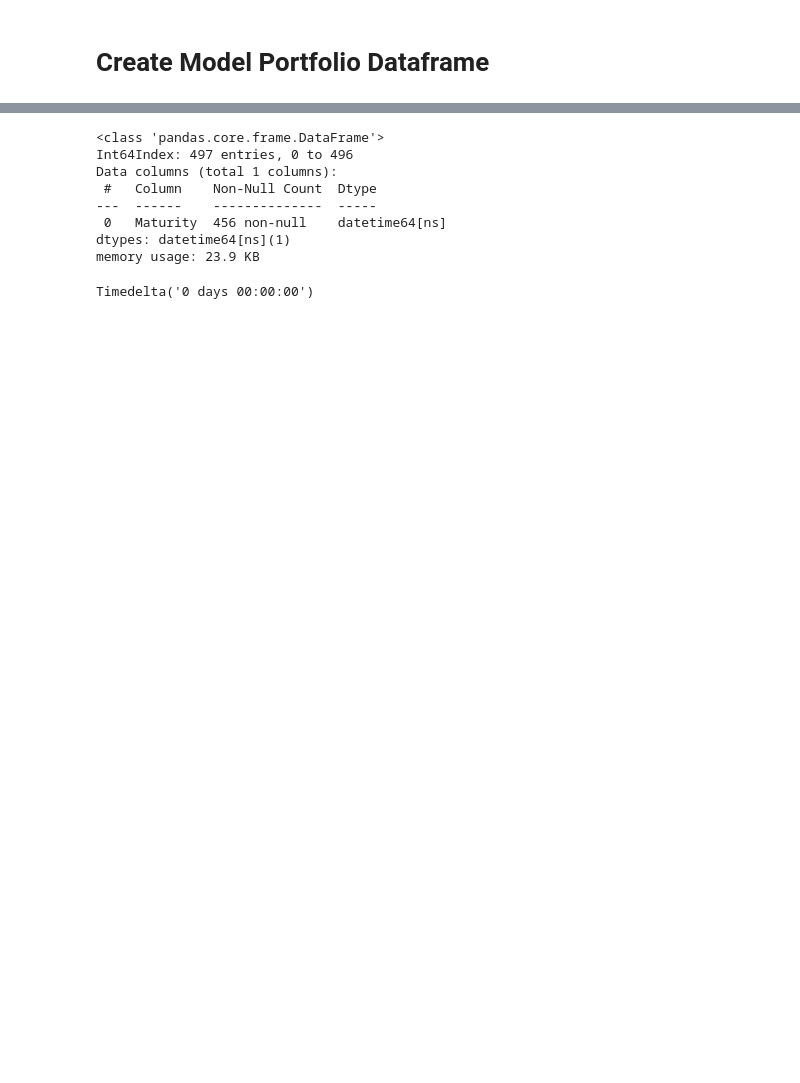
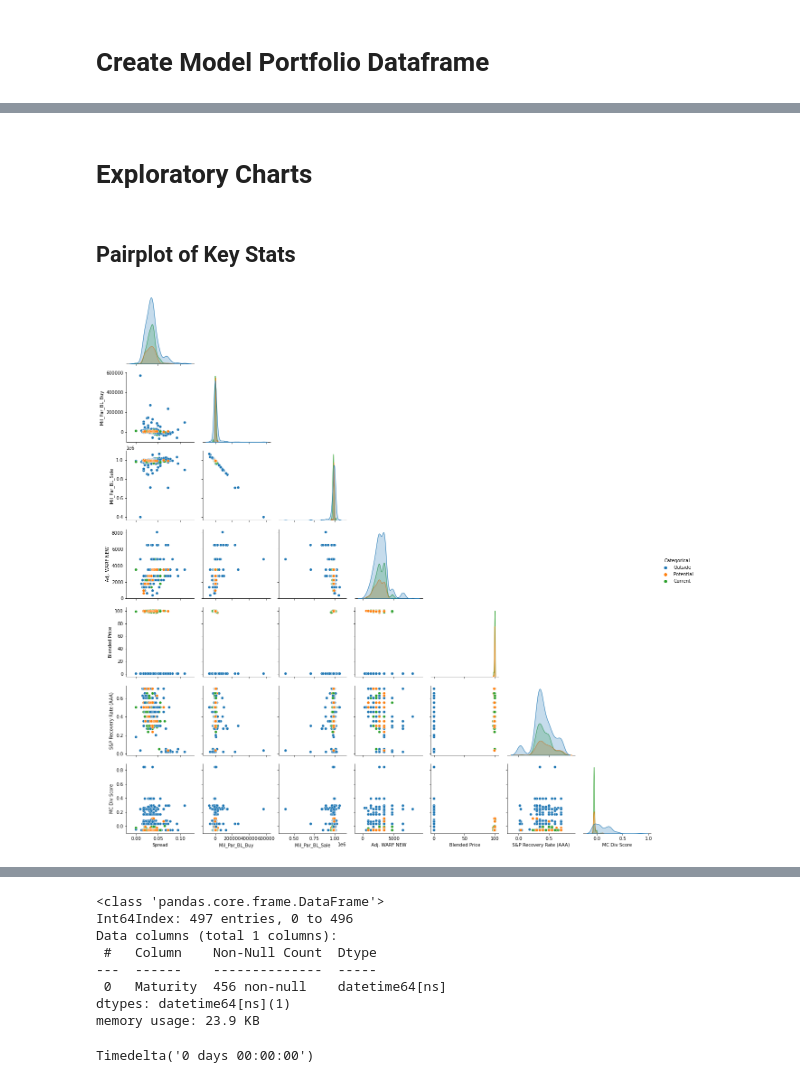
Before and after one commit to joshknechtel-gs/RM-IT, a Jupyter notebook: CLO Model Portfolio-Working.ipynb, the cells around one changed output, grey strips where cells are left out. Drawn from its saved outputs; the diff is of its cells as text; code cells hidden in the pictures; blank space fills up the shorter version.

Commit message:
added screens and charts

```diff
--- a/CLO Model Portfolio-Working.ipynb
+++ b/CLO Model Portfolio-Working.ipynb
@@ -584,0 +696,20 @@ replines(model_port)
+# %% [markdown]
+# Exploratory Charts
+# %%
+# This is a killer trick!  Must remember!
+
+condlist = [abs(model_port['Current Portfolio']) > 0,
+            abs(model_port['Potential Trades']) > 0]
+
+choicelist = ['Current', 'Potential']
+model_port['Categorical'] = np.select(condlist, choicelist, default='Outside')
+# %% [markdown]
+## Pairplot of Key Stats
+# %%
+sns_plot = sns.pairplot(model_port[['Spread','Mil_Par_BL_Buy','Mil_Par_BL_Sale',
+                                    'Adj. WARF NEW','Blended Price','S&P Recovery Rate (AAA)','MC Div Score','Categorical']],
+                        diag_kind="kde",corner = True, hue='Categorical')  #, diag_kind='kde'
+fig = sns_plot.fig
+fig.savefig(path + "CLO_feature_PairPlot.png")
+# %% [output]
+[figure, added]
```
Also changed, not shown: parts of 52 cells of this notebook.
